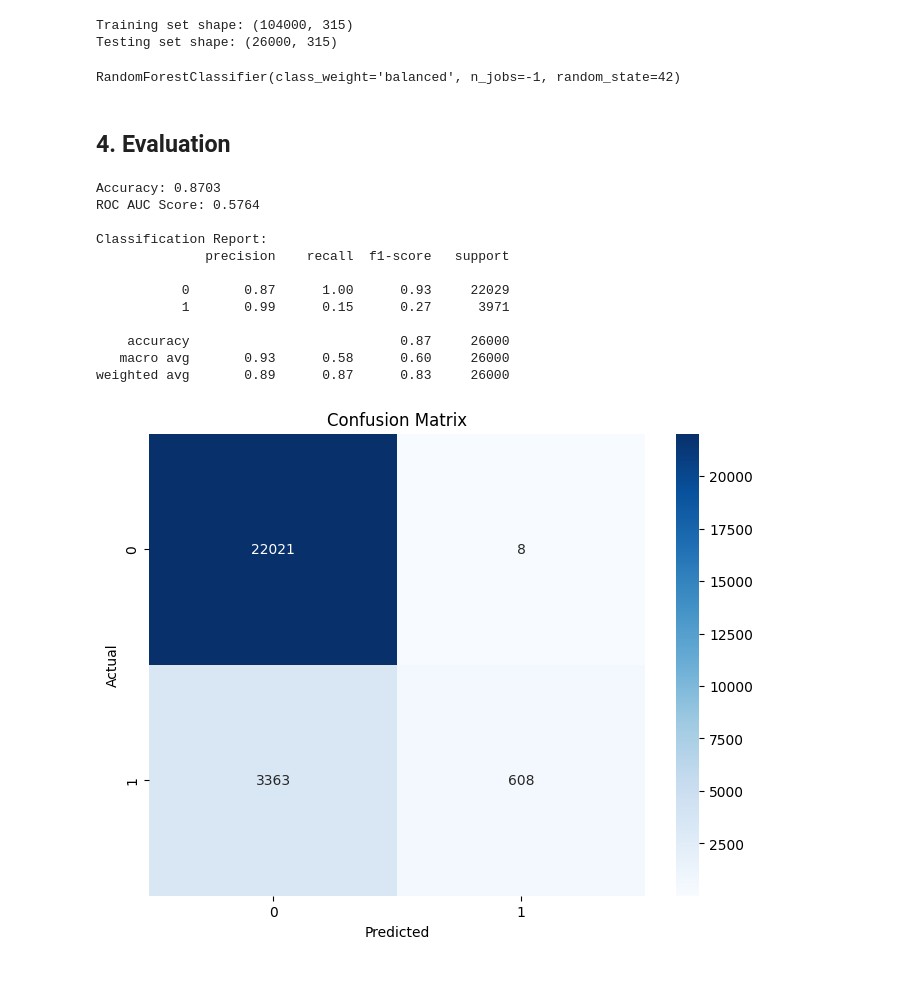
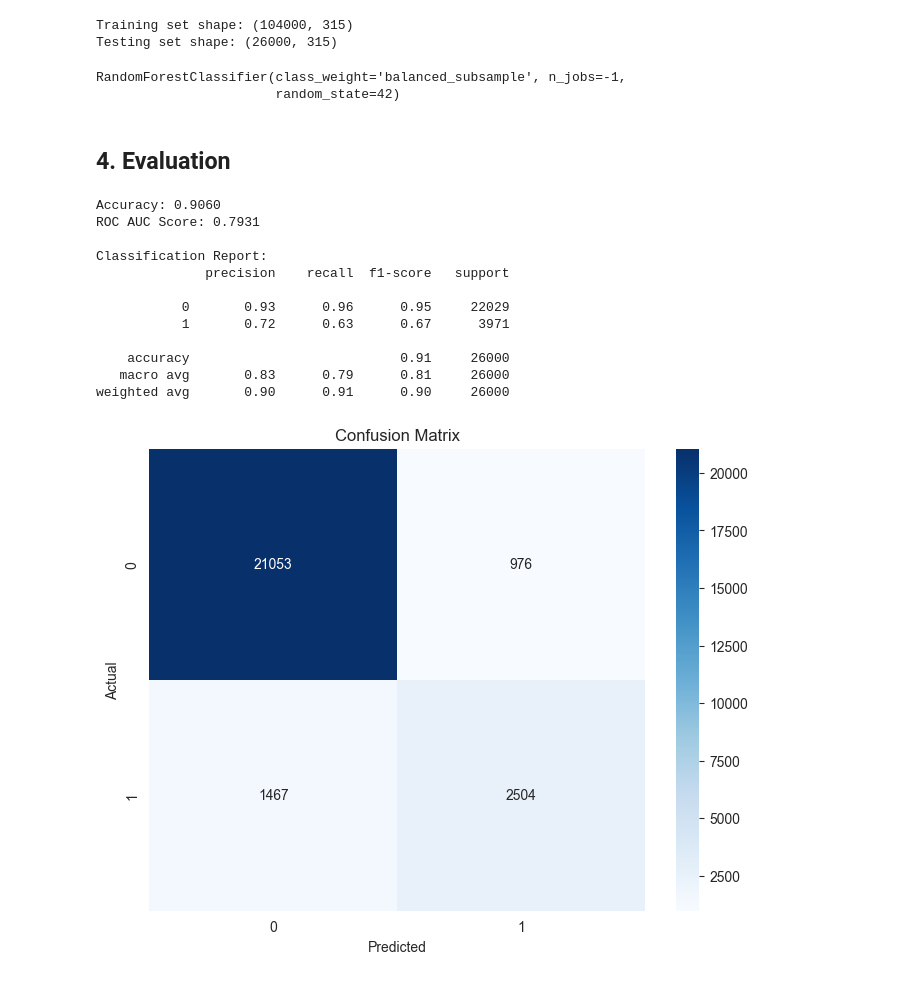
Before and after one commit to itsMatoosh/testing-ai, a Jupyter notebook: team1/fraud_detection.ipynb, the cells around one changed output. Cells and saved outputs as stored; diff of their text form; code cells hidden in the pictures.

Commit message:
added oversampling of minority class, usage of class weight based on balanced subsaple, increased threshold for base model

```diff
--- a/team1/fraud_detection.ipynb
+++ b/team1/fraud_detection.ipynb
@@ -90,52 +112,65 @@ print(f"Testing set shape: {X_test.shape}")
 # %% [output]
 Training set shape: (104000, 315)
 Testing set shape: (26000, 315)
+# %%
+X_train = np.nan_to_num(X_train, nan=0, posinf=1e9, neginf=-1e9)
+X_test  = np.nan_to_num(X_test, nan=0, posinf=1e9, neginf=-1e9)
+
+# Scale data so oversampling
+scaler = StandardScaler()
+X_train = scaler.fit_transform(X_train)
+X_test  = scaler.transform(X_test)
+#  SMOTE oversampling to the training data only
+sm = SMOTE(random_state=42)
+X_res, y_res = sm.fit_resample(X_train, y_train)
 # %%
 # Initialize and train Random Forest Classifier
 # class_weight='balanced' handles the class imbalance
-clf = RandomForestClassifier(n_estimators=100, random_state=42, class_weight='balanced', n_jobs=-1)
-clf.fit(X_train, y_train)
+clf = RandomForestClassifier(n_estimators=100, random_state=42, class_weight='balanced_subsample', n_jobs=-1)
+clf.fit(X_res, y_res)
 # %% [output]
-RandomForestClassifier(class_weight='balanced', n_jobs=-1, random_state=42)
+RandomForestClassifier(class_weight='balanced_subsample', n_jobs=-1,
+                       random_state=42)
 # %% [markdown]
 ## 4. Evaluation
 # %%
 # Predict on test set
-y_pred = clf.predict(X_test)
+y_proba = clf.predict_proba(X_test)[:, 1]
+y_pred = (y_proba > 0.63).astype(int)
 
 # Calculate Metrics
 accuracy = accuracy_score(y_test, y_pred)
 roc_auc = roc_auc_score(y_test, y_pred)
 
 print(f"Accuracy: {accuracy:.4f}")
 print(f"ROC AUC Score: {roc_auc:.4f}")
 
 # Classification Report (Focus on Precision/Recall for Class 1)
 print("\nClassification Report:")
 print(classification_report(y_test, y_pred))
 
 # Confusion Matrix
 cm = confusion_matrix(y_test, y_pred)
 plt.figure(figsize=(8, 6))
 sns.heatmap(cm, annot=True, fmt='d', cmap='Blues')
 plt.title('Confusion Matrix')
 plt.xlabel('Predicted')
 plt.ylabel('Actual')
 plt.show()
 # %% [output]
-Accuracy: 0.8703
-ROC AUC Score: 0.5764
+Accuracy: 0.9060
+ROC AUC Score: 0.7931
 
 Classification Report:
               precision    recall  f1-score   support
 
-           0       0.87      1.00      0.93     22029
-           1       0.99      0.15      0.27      3971
+           0       0.93      0.96      0.95     22029
+           1       0.72      0.63      0.67      3971
 
-    accuracy                           0.87     26000
-   macro avg       0.93      0.58      0.60     26000
-weighted avg       0.89      0.87      0.83     26000
+    accuracy                           0.91     26000
+   macro avg       0.83      0.79      0.81     26000
+weighted avg       0.90      0.91      0.90     26000
-[figure, old version]
+[figure, new version]
 # %%
 # Feature Importance
 importances = clf.feature_importances_
```
Also changed, not shown: parts of 4 cells of this notebook.
